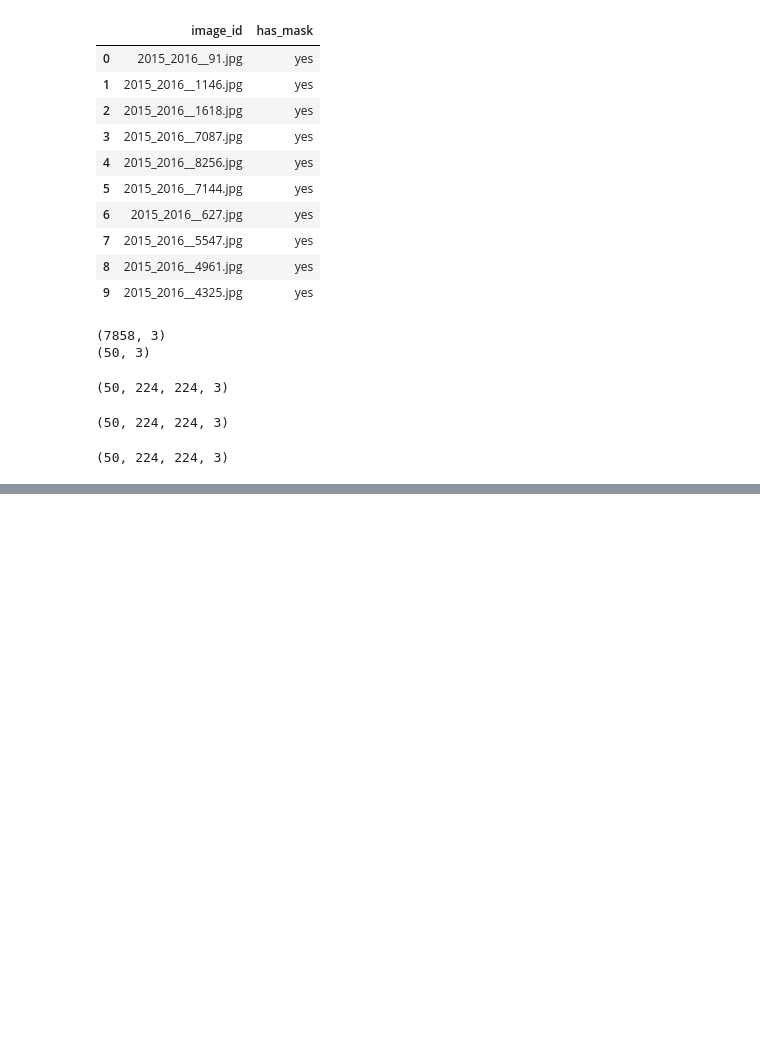
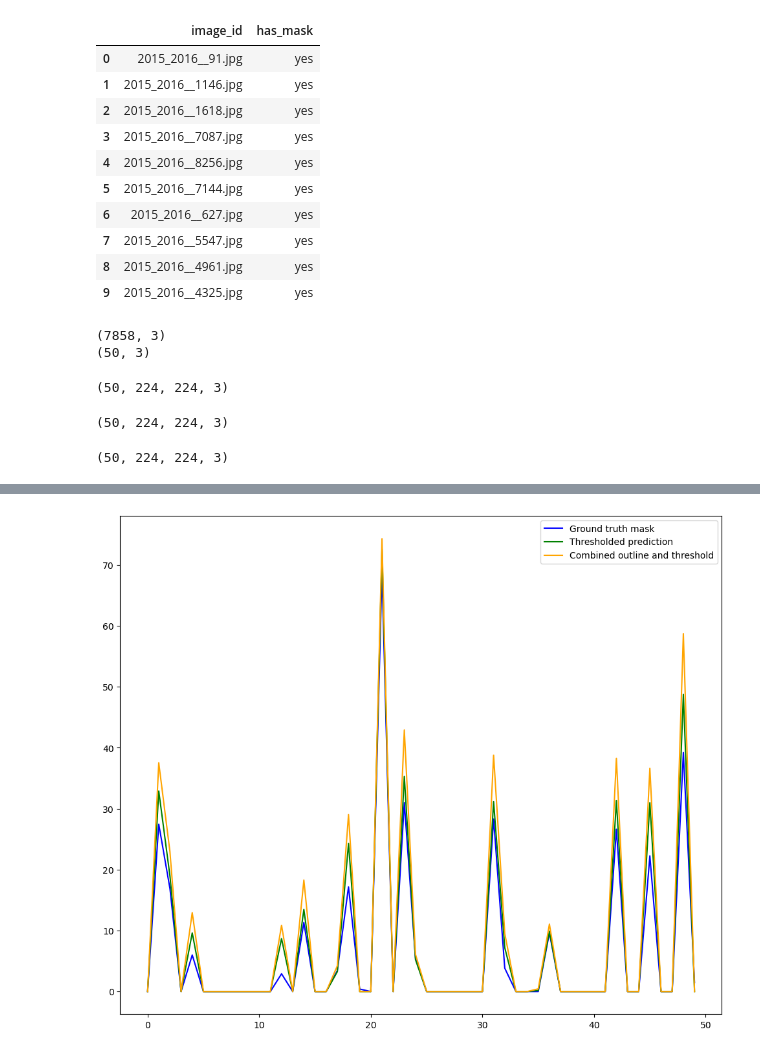
Before and after one commit to shaunlowis/PHYS_391B, a Jupyter notebook: edge_comparisons.ipynb, the cells around one changed output, grey strips where cells are left out. Saved outputs shown, nothing was run; the diff lists cells and outputs as text; code cells hidden in the pictures; blank space fills up the shorter version.

```diff
--- a/edge_comparisons.ipynb
+++ b/edge_comparisons.ipynb
@@ -383,0 +408,12 @@ plt.show()
+# %%
+fig, ax = plt.subplots(figsize=(12, 10))
+colours = ['red', 'blue', 'green', 'orange', 'purple']
+for i in range(1, density_outlines.shape[1]-1):
+    x = np.arange(0, density_outlines.shape[0], 1)
+    y = density_outlines[:, i]
+    ax.plot(x, y, color=colours[i], label=titles[i+2])
+
+ax.legend(loc = 'upper right')
+plt.show()
+# %% [output]
+[figure, added]
```
Also changed, not shown: parts of 13 cells of this notebook.
